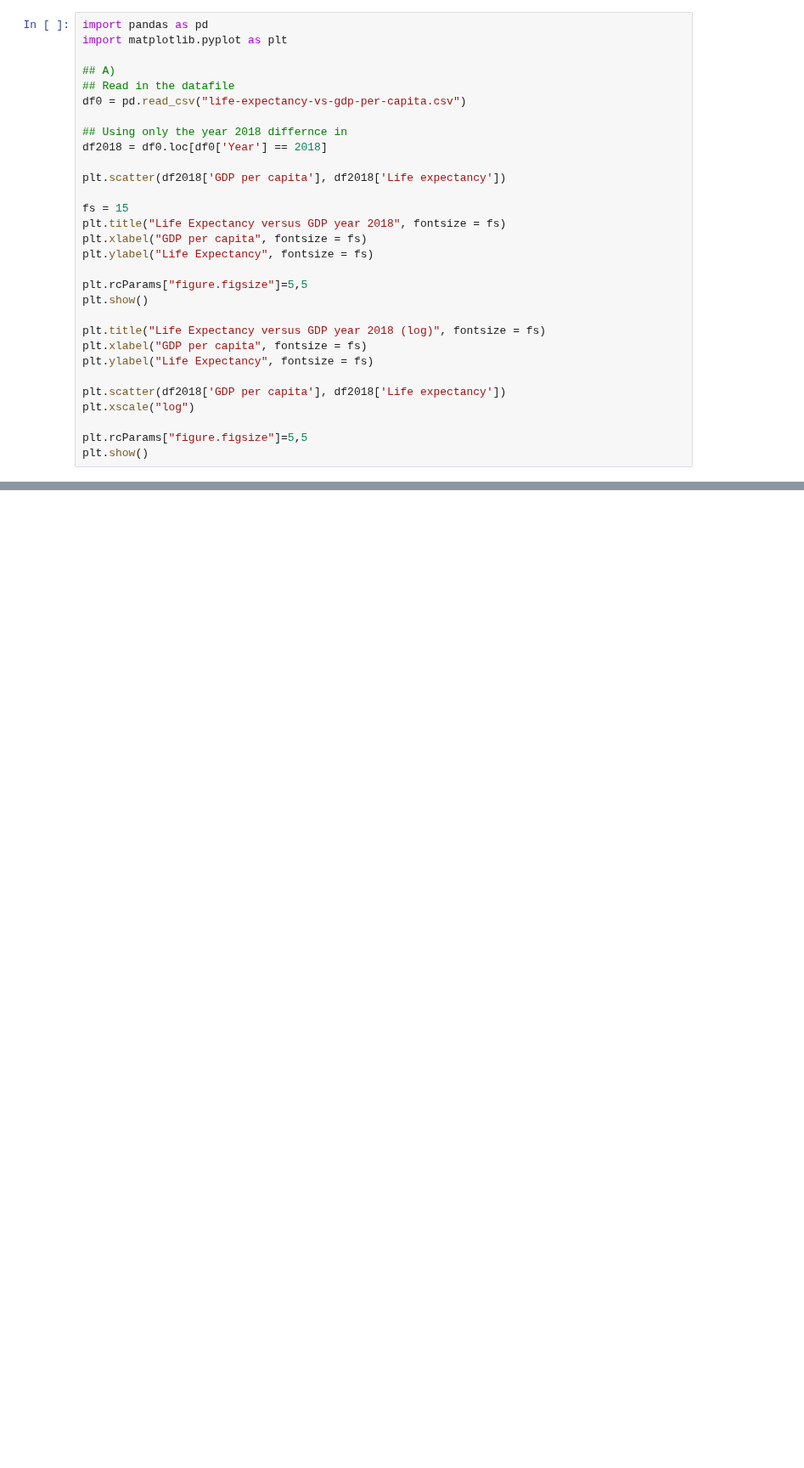
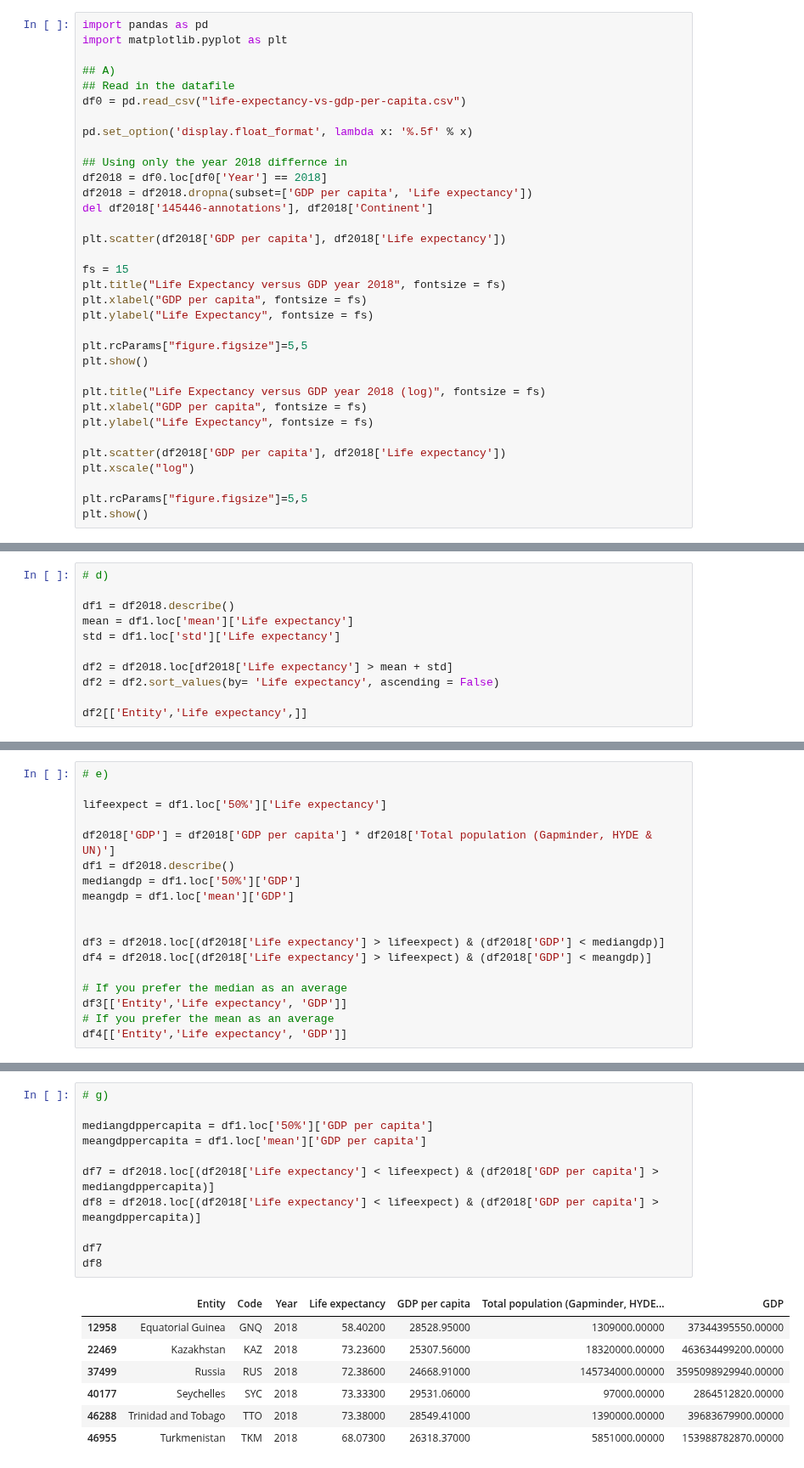
Before and after one commit to lukasmartinsson/dat405, a Jupyter notebook: labb1/labb1.ipynb, the cells around one changed output, grey strips where cells are left out. Shown at 85% size. Saved outputs shown, nothing was run; the diff lists cells and outputs as text; blank space fills up the shorter version.

```diff
--- a/labb1/labb1.ipynb
+++ b/labb1/labb1.ipynb
@@ -6,8 +6,12 @@ import matplotlib.pyplot as plt
 ## Read in the datafile
 df0 = pd.read_csv("life-expectancy-vs-gdp-per-capita.csv")
 
+pd.set_option('display.float_format', lambda x: '%.5f' % x)
+
 ## Using only the year 2018 differnce in
 df2018 = df0.loc[df0['Year'] == 2018]
+df2018 = df2018.dropna(subset=['GDP per capita', 'Life expectancy'])
+del df2018['145446-annotations'], df2018['Continent']
 
 plt.scatter(df2018['GDP per capita'], df2018['Life expectancy'])
 
@@ -44,0 +38,11 @@ KeyError: 'mean'
+# %%
+# d)
+
+df1 = df2018.describe()
+mean = df1.loc['mean']['Life expectancy']
+std = df1.loc['std']['Life expectancy']
+
+df2 = df2018.loc[df2018['Life expectancy'] > mean + std]
+df2 = df2.sort_values(by= 'Life expectancy', ascending = False)
+
+df2[['Entity','Life expectancy',]]
@@ -44,0 +67,18 @@ KeyError: 'mean'
+# %%
+# e)
+
+lifeexpect = df1.loc['50%']['Life expectancy']
+
+df2018['GDP'] = df2018['GDP per capita'] * df2018['Total population (Gapminder, HYDE & UN)']
+df1 = df2018.describe()
+mediangdp = df1.loc['50%']['GDP']
+meangdp = df1.loc['mean']['GDP']
+
+
+df3 = df2018.loc[(df2018['Life expectancy'] > lifeexpect) & (df2018['GDP'] < mediangdp)]
+df4 = df2018.loc[(df2018['Life expectancy'] > lifeexpect) & (df2018['GDP'] < meangdp)]
+
+# If you prefer the median as an average
+df3[['Entity','Life expectancy', 'GDP']]
+# If you prefer the mean as an average
+df4[['Entity','Life expectancy', 'GDP']]
@@ -44,0 +115,19 @@ KeyError: 'mean'
+# %%
+# g)
+
+mediangdppercapita = df1.loc['50%']['GDP per capita']
+meangdppercapita = df1.loc['mean']['GDP per capita']
+
+df7 = df2018.loc[(df2018['Life expectancy'] < lifeexpect) & (df2018['GDP per capita'] > mediangdppercapita)]
+df8 = df2018.loc[(df2018['Life expectancy'] < lifeexpect) & (df2018['GDP per capita'] > meangdppercapita)]
+
+df7
+df8
+# %% [output]
+|  | Entity | Code | Year | Life expectancy | GDP per capita | Total population (Gapminder, HYDE... | GDP |
+| 12958 | Equatorial Guinea | GNQ | 2018 | 58.40200 | 28528.95000 | 1309000.00000 | 37344395550.00000 |
+| 22469 | Kazakhstan | KAZ | 2018 | 73.23600 | 25307.56000 | 18320000.00000 | 463634499200.00000 |
+| 37499 | Russia | RUS | 2018 | 72.38600 | 24668.91000 | 145734000.00000 | 3595098929940.00000 |
+| 40177 | Seychelles | SYC | 2018 | 73.33300 | 29531.06000 | 97000.00000 | 2864512820.00000 |
+| 46288 | Trinidad and Tobago | TTO | 2018 | 73.38000 | 28549.41000 | 1390000.00000 | 39683679900.00000 |
+| 46955 | Turkmenistan | TKM | 2018 | 68.07300 | 26318.37000 | 5851000.00000 | 153988782870.00000 |
```
Also changed, not shown: parts of 4 cells of this notebook.
